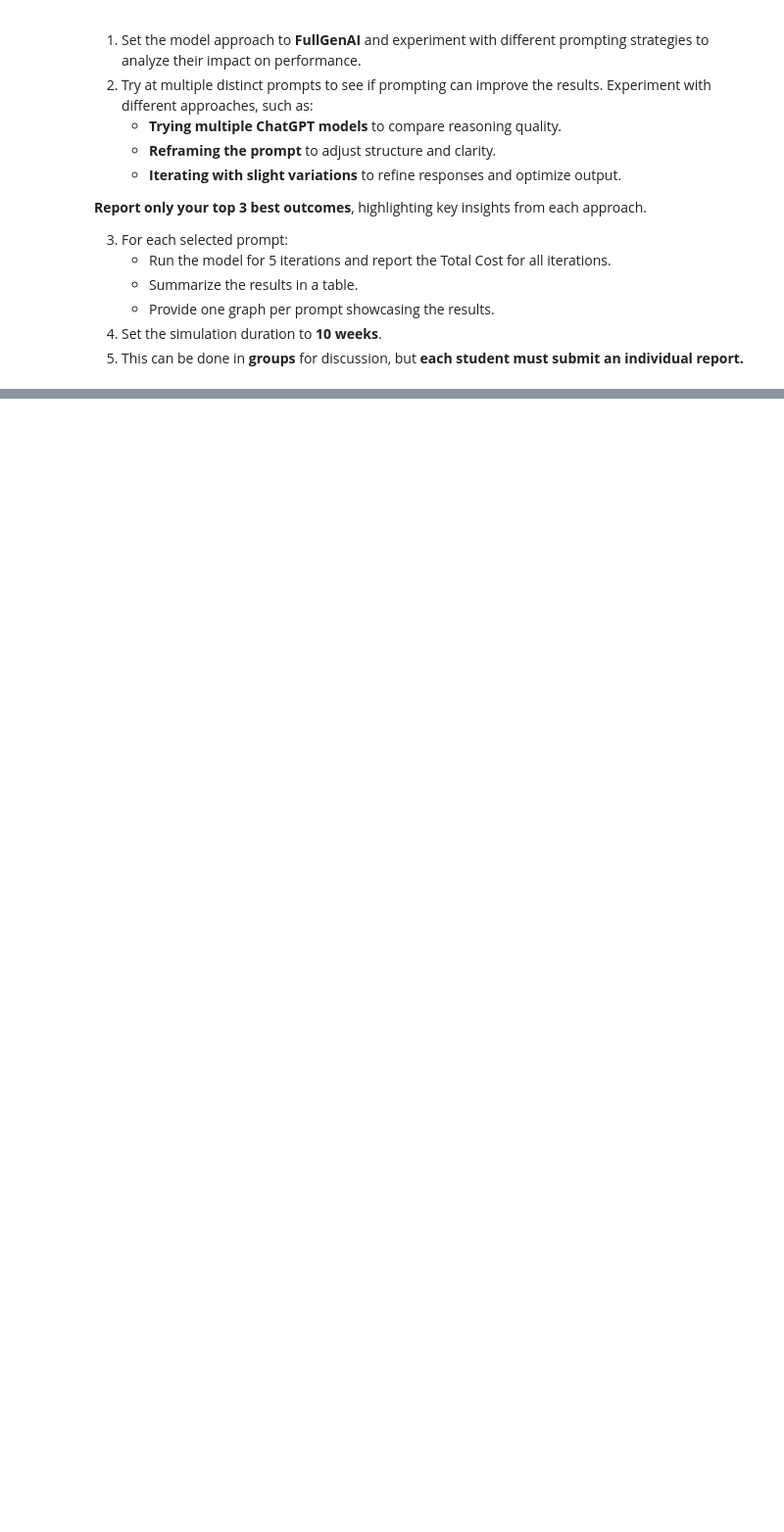
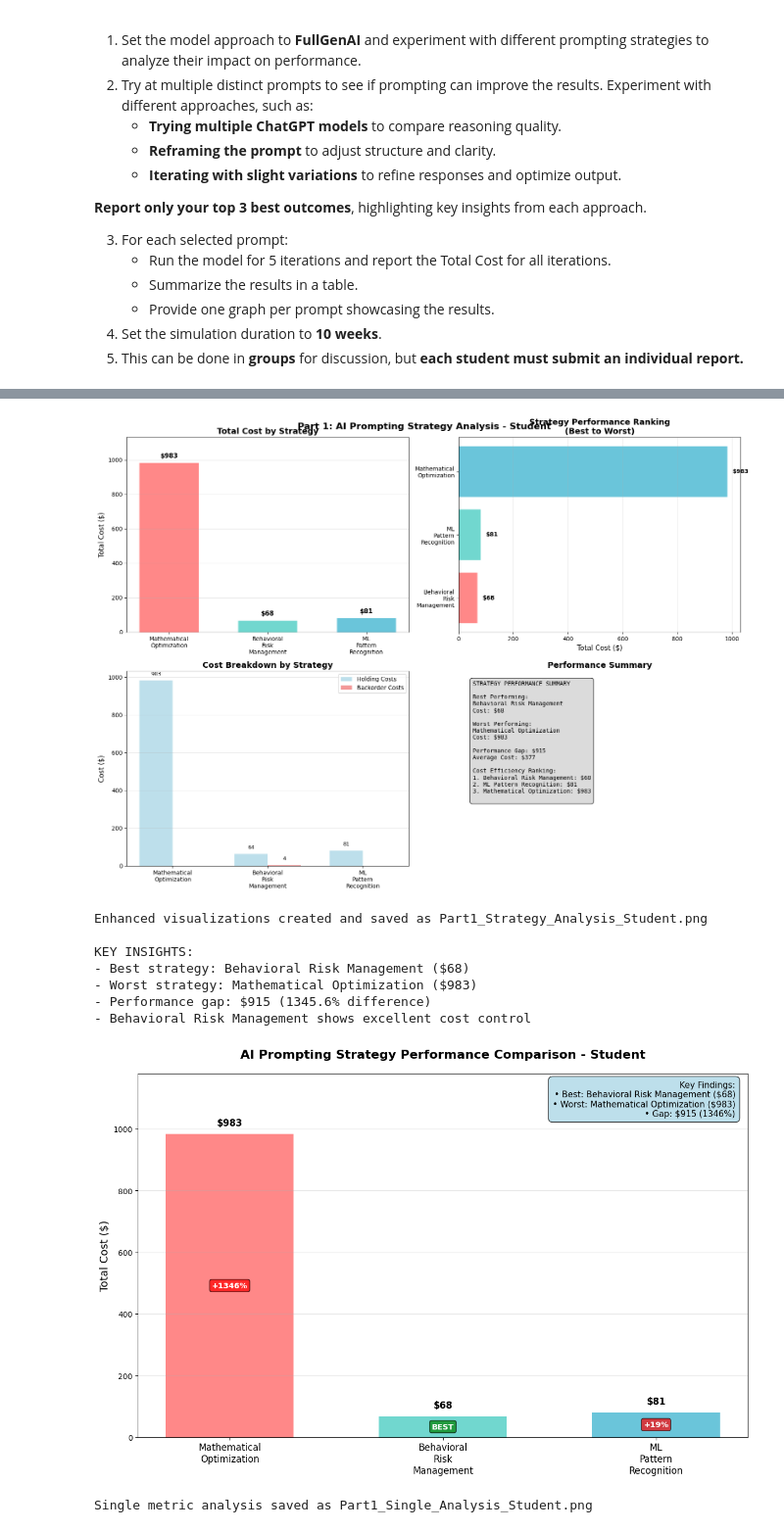
Before and after one commit to lambdabypi/AppliedGenAIIE5374, a Jupyter notebook: M4_Lab2_GenAI_BeerGame_V1.ipynb, the cells around one changed output, grey strips where cells are left out. Shown at 98% size. Cells and saved outputs as stored; diff of their text form; code cells hidden in the pictures; blank space fills up the shorter version.

```diff
--- a/M4_Lab2_GenAI_BeerGame_V1.ipynb
+++ b/M4_Lab2_GenAI_BeerGame_V1.ipynb
@@ -2565,0 +2878,21 @@ Final Part 2 for Retailer:
+# %%
+# Read your saved CSV files
+results_df = pd.read_csv('Part1_Detailed_Results_Student_20250924_2213.csv')
+summary_df = pd.read_csv('Part1_Summary_Student_20250924_2213.csv')
+
+# Create improved visualizations
+create_improved_part1_visualizations(results_df, summary_df, 'Student')
+
+# Or create the focused single analysis
+create_single_metric_analysis(results_df, 'Student')
+# %% [output]
+[figure, added]
+Enhanced visualizations created and saved as Part1_Strategy_Analysis_Student.png
+
+KEY INSIGHTS:
+- Best strategy: Behavioral Risk Management ($68)
+- Worst strategy: Mathematical Optimization ($983)
+- Performance gap: $915 (1345.6% difference)
+- Behavioral Risk Management shows excellent cost control
+[figure, added]
+Single metric analysis saved as Part1_Single_Analysis_Student.png
```
Also changed, not shown: parts of 6 cells of this notebook.
